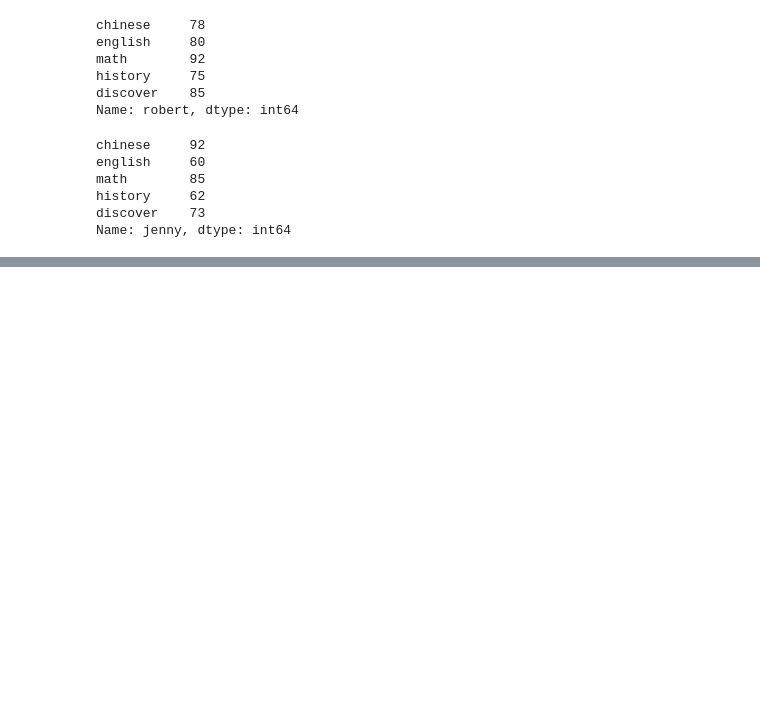
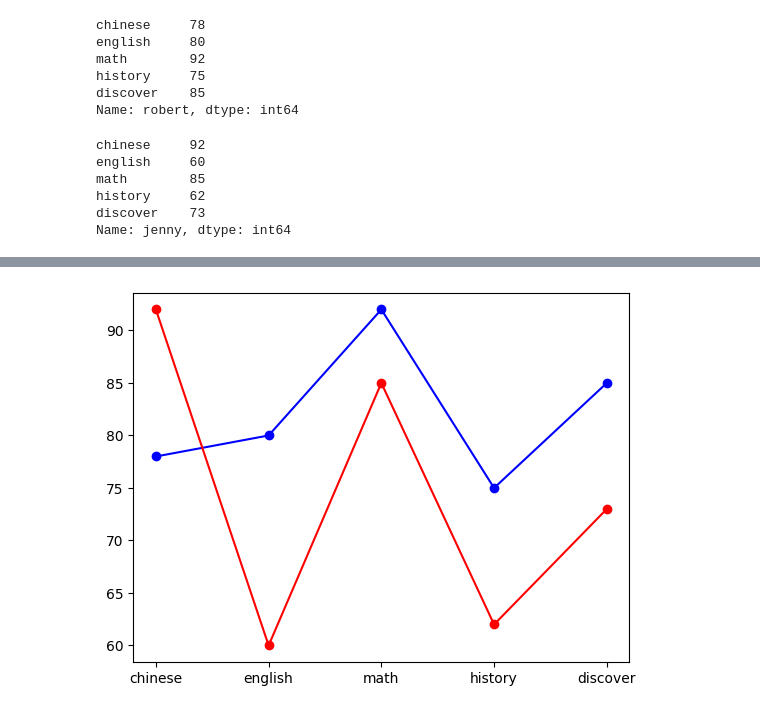
Before and after one commit to roberthsu2003/__2023_11_14_2_4__, a Jupyter notebook: lesson16/lesson16_2.ipynb, the cells around one changed output, grey strips where cells are left out. Cells and saved outputs as stored; diff of their text form; code cells hidden in the pictures; blank space fills up the shorter version.

```diff
--- a/lesson16/lesson16_2.ipynb
+++ b/lesson16/lesson16_2.ipynb
@@ -118,0 +125,9 @@ display(jenny_scores)
+# %%
+import matplotlib.pyplot as plt
+figure = plt.figure()
+axes = figure.add_subplot(1,1,1)
+axes.plot(subjects,robert_scores,'bo-')
+axes.plot(subjects,jenny_scores,'ro-')
+plt.show()
+# %% [output]
+[figure, added]
```
Also changed, not shown: parts of 1 cell of this notebook.
